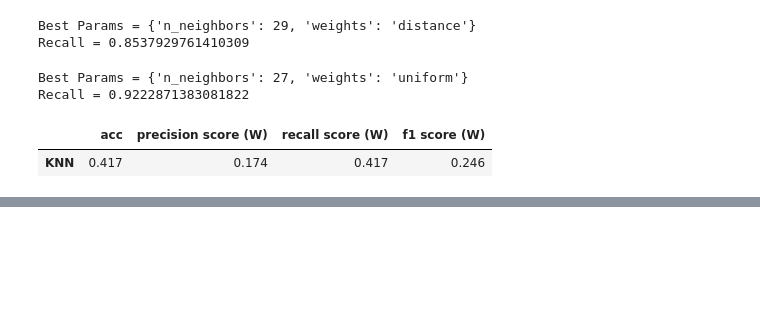
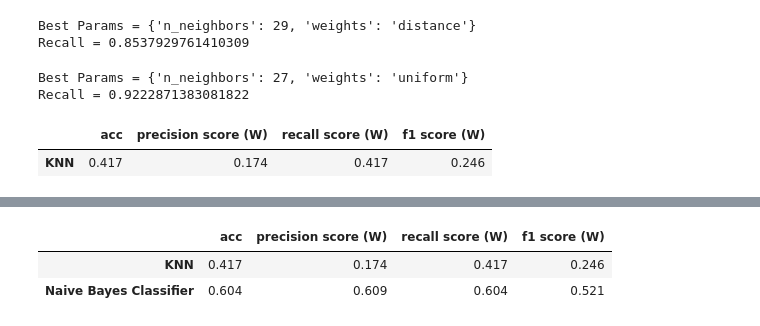
Before and after one commit to jordimunozflorensa/MineriaDatos, a Jupyter notebook: part 2/practica2.ipynb, the cells around one changed output, grey strips where cells are left out. Drawn from its saved outputs; the diff is of its cells as text; code cells hidden in the pictures; blank space fills up the shorter version.

Commit message:
Naive Bayes Classifier Push

```diff
--- a/part 2/practica2.ipynb
+++ b/part 2/practica2.ipynb
@@ -585,0 +638,5 @@ save_results("KNN", clfKNN, X_test, y_test, results)
+# %%
+X_train_bayes = X_train.copy()
+X_test_bayes = X_test.copy()
+y_train_bayes = y_train.copy()
+y_test_bayes = y_test.copy()
@@ -585,0 +698,14 @@ save_results("KNN", clfKNN, X_test, y_test, results)
+# %%
+# Train a classifier with the whole training data
+clf_bayes_2 = GaussianNB()
+clf_bayes_2.fit(X_train_bayes, y_train_bayes)
+
+# Obtain probabilities for data on test set
+probs = clf_bayes_2.predict_proba(X_test_bayes)
+
+# Generate predictions using probabilities and threshold found on 10 folds cross-validation
+prediction = filterp(threshold,probs[:,1])
+
+# print results
+print(classification_report(y_test_bayes, prediction))
+print(confusion_matrix(y_test_bayes, prediction))  # Confusion matrix
@@ -586,3 +724,9 @@ save_results("KNN", clfKNN, X_test, y_test, results)
+# %%
+save_results("Naive Bayes Classifier", clf_bayes_2, X_test_bayes, y_test_bayes, results)
+# %% [output]
+|  | acc | precision score (W) | recall score (W) | f1 score (W) |
+| KNN | 0.417 | 0.174 | 0.417 | 0.246 |
+| Naive Bayes Classifier | 0.604 | 0.609 | 0.604 | 0.521 |
 # %%
 ####### EXEMPLE DE COM GUARDAR ELS RESULTATS, POSEM NOM DEL MODEL, el objecte amb el que fem predict, X_test i y_test, i results
 
```
Also changed, not shown: parts of 14 cells of this notebook.
